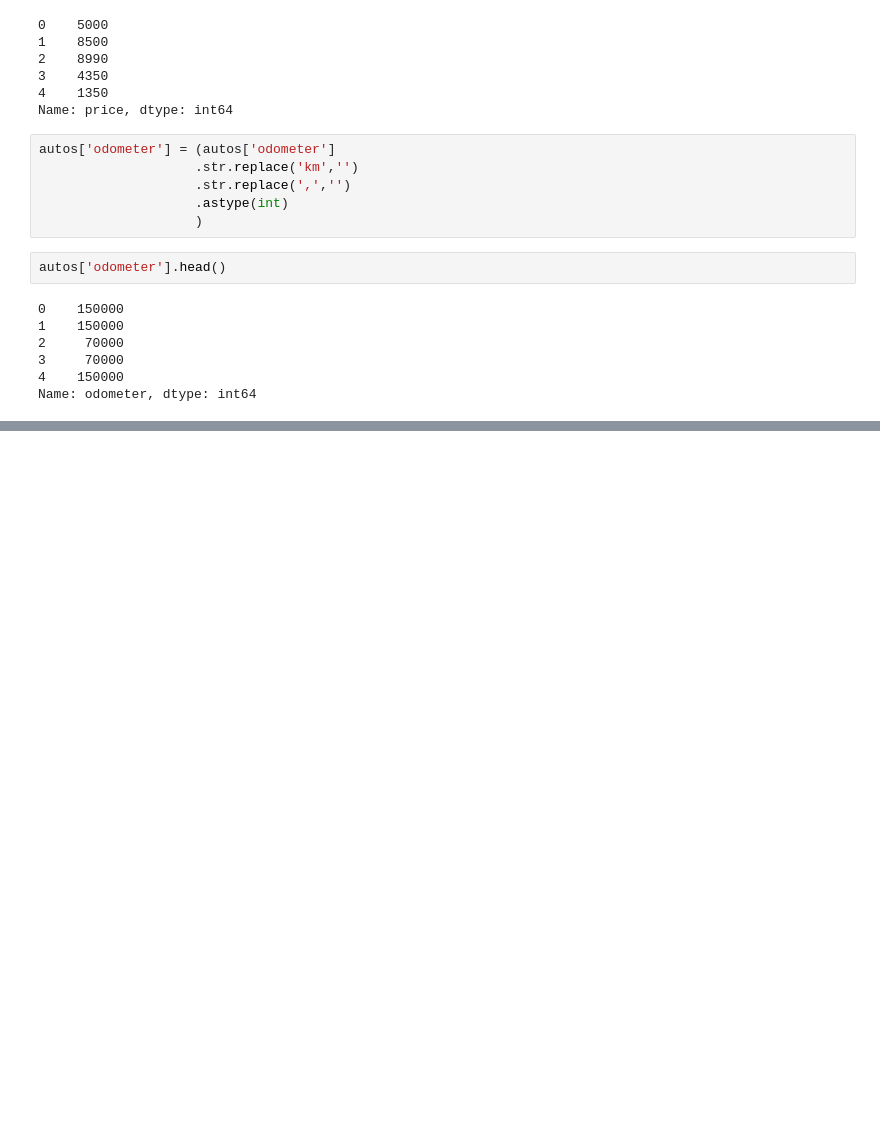
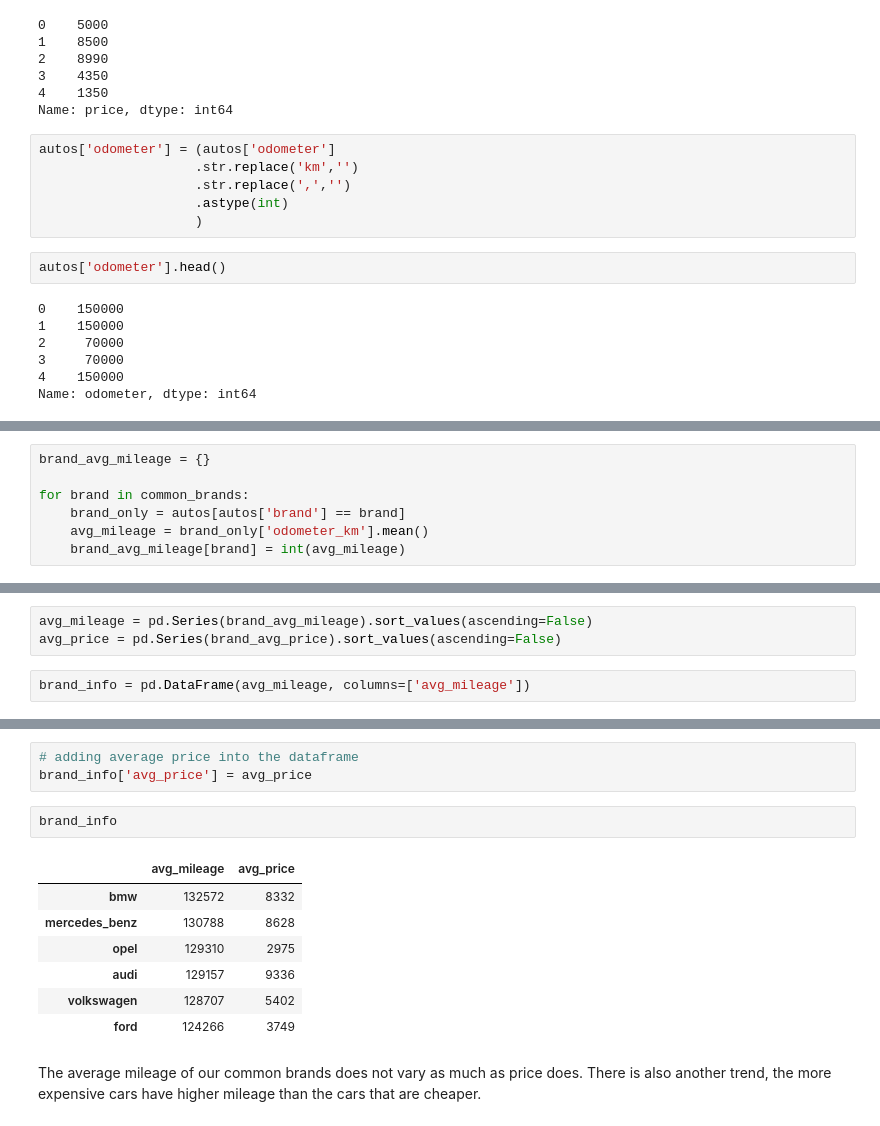
Before and after one commit to nkalpaxis/Exploring_eBay_car_sales_data-, a Jupyter notebook: eBay_car_sales_data.ipynb, the cells around one changed output, grey strips where cells are left out. Drawn from its saved outputs; the diff is of its cells as text; blank space fills up the shorter version.

```diff
--- a/eBay_car_sales_data.ipynb
+++ b/eBay_car_sales_data.ipynb
@@ -160,0 +461,7 @@ Name: odometer, dtype: int64
+# %%
+brand_avg_mileage = {}
+
+for brand in common_brands:
+    brand_only = autos[autos['brand'] == brand]
+    avg_mileage = brand_only['odometer_km'].mean()
+    brand_avg_mileage[brand] = int(avg_mileage)
@@ -160,0 +470,5 @@ Name: odometer, dtype: int64
+# %%
+avg_mileage = pd.Series(brand_avg_mileage).sort_values(ascending=False)
+avg_price = pd.Series(brand_avg_price).sort_values(ascending=False)
+# %%
+brand_info = pd.DataFrame(avg_mileage, columns=['avg_mileage'])
@@ -160,0 +485,15 @@ Name: odometer, dtype: int64
+# %%
+# adding average price into the dataframe
+brand_info['avg_price'] = avg_price
+# %%
+brand_info
+# %% [output]
+|  | avg_mileage | avg_price |
+| bmw | 132572 | 8332 |
+| mercedes_benz | 130788 | 8628 |
+| opel | 129310 | 2975 |
+| audi | 129157 | 9336 |
+| volkswagen | 128707 | 5402 |
+| ford | 124266 | 3749 |
+# %% [markdown]
+The average mileage of our common brands does not vary as much as price does. There is also another trend, the more expensive cars have higher mileage than the cars that are cheaper.
```
Also changed, not shown: parts of 41 cells of this notebook.
